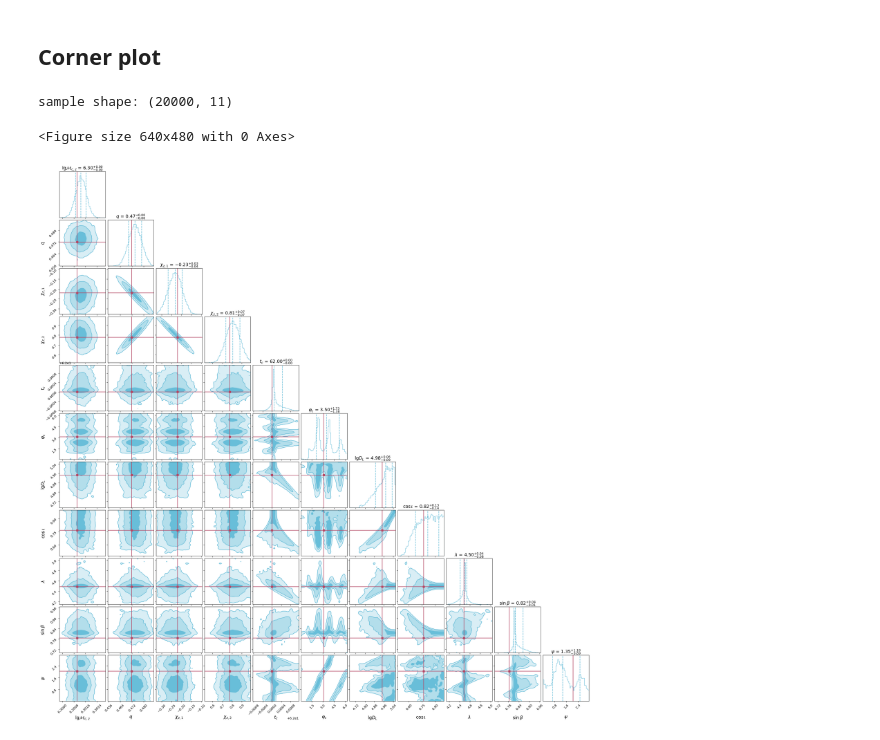
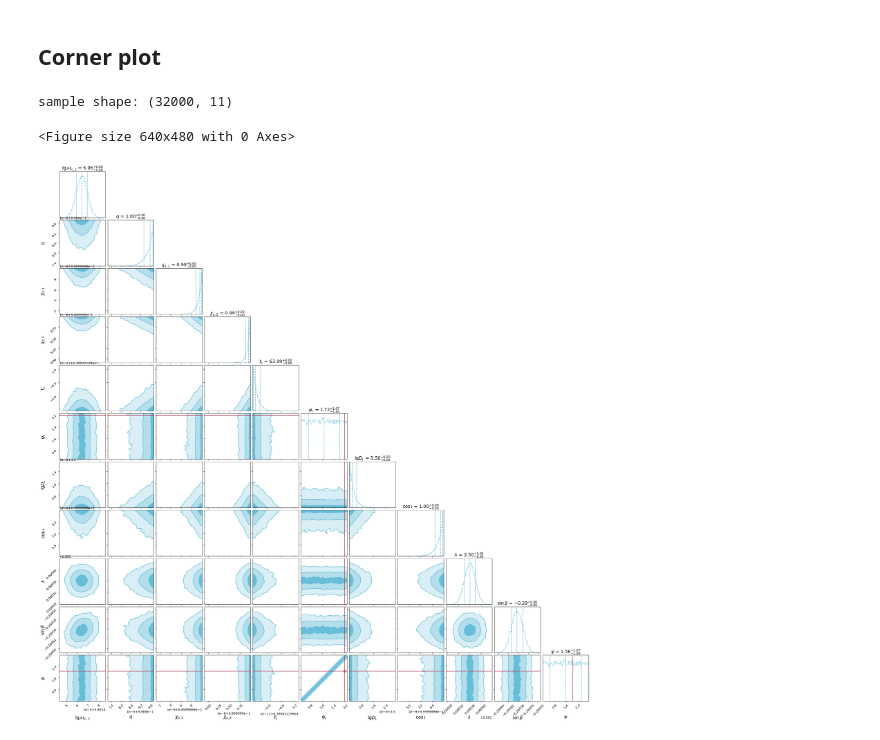
Before and after one commit to TriangleDataCenter/Triangle-BBH, a Jupyter notebook: Examples/2_MBHB_Parameter_Estimation_AE_Heterodyne.ipynb, the cells around one changed output. Cells and saved outputs as stored; diff of their text form; code cells hidden in the pictures.

```diff
--- a/Examples/2_MBHB_Parameter_Estimation_AE_Heterodyne.ipynb
+++ b/Examples/2_MBHB_Parameter_Estimation_AE_Heterodyne.ipynb
@@ -49,7 +81,7 @@ has BBHx waveform
 ### orbit
 # %%
 # orbit model
-orbit_file = '/home/TFDAnalysls_new/Data/OrbitData/MicroSateOrbitEclipticTCB'
+orbit_file = '/media/ps/One Touch/TDCII_Code/Triangle-Simulator/OrbitData/MicroSateOrbitEclipticTCB'
 orbit = Orbit(OrbitDir=orbit_file)
 # %% [markdown]
 ### waveform and response
@@ -122,3 +89,16 @@ response_kwargs, data_frequency.shape, data_channels.shape
+# %%
+mode = "primary"
+use_gpu = True
+
+response_kwargs["interpolation"] = False
+
+# initialize  waveform generator
+WFG = BBHxWaveformGenerator(mode=mode, use_gpu=use_gpu)
+
+# initialize response generator
+FDTDI = BBHxFDTDIResponseGenerator(orbit_class=orbit, waveform_generator=WFG, use_gpu=use_gpu)
+
+channel_names = ["A2", "E2", "T2"]
 # %% [markdown]
 ## Model noise
 notice that this is a simplified model and the AET channels are only approximately independent.
@@ -127,10 +107,11 @@ notice that this is a simplified model and the AET channels are only approximate
 PSDfunc = TDIPSDs()
 
 # use the median time to calculate armlengths
-arm_time = (tend + tstart) / 2.
+arm_time = (response_kwargs["tmin"] + response_kwargs["tmax"]) / 2. * DAY
 arms = dict()
 for key in MOSA_labels:
     arms[key] = orbit.LTTfunctions()[key](arm_time)
+print("arm time (day):", arm_time / DAY)
 print("arm lengths:", arms)
 
 PSD_channels = xp.array([
@@ -284,13 +266,13 @@ mcmc_moves = StretchMove(a=2) # mcmc move
 stop = None
 
 # set priors
-lim_lgMc = [truths[0] - 1e-2, truths[0] + 1e-2]
-lim_q = [truths[1] - 1e-1, truths[1] + 1e-1]
-lim_chiz1 = [max(-0.99, truths[2] - 0.5), min(0.99, truths[2] + 0.5)]
-lim_chiz2 = [max(-0.99, truths[3] - 0.5), min(0.99, truths[3] + 0.5)]
-lim_tc = [fiducial_parameters["coalescence_time"] - 100/DAY, fiducial_parameters["coalescence_time"] + 100/DAY]
+lim_lgMc = [5.5, 6.5]
+lim_q = [0.1, 0.999]
+lim_chiz1 = [-0.99, 0.99]
+lim_chiz2 = [-0.99, 0.99]
+lim_tc = [fiducial_parameters["coalescence_time"] - 500/DAY, fiducial_parameters["coalescence_time"] + 500/DAY] # assume a preliminary search step to locate the merger within 1000s
 lim_phic = [0, TWOPI]
-lim_lgD = [truths[6] - 5e-1, truths[6] + 5e-1]
+lim_lgD = [3.5, 5.5]
 lim_cosinc = [-1, 1]
 lim_lam = [0, TWOPI]
 lim_sinbeta = [-1, 1]
@@ -304,5 +286,11 @@ priors_in = {i: uniform_dist(lims[i][0], lims[i][1]) for i in range(ndim)}
 priors = ProbDistContainer(priors_in)
 priors.use_cupy = False
 
-lims
+# set starting range
+start_lims = np.array(truths)[:, np.newaxis] + np.array([-1e-3, 1e-3])
+start_priors_in = {i: uniform_dist(start_lims[i][0], start_lims[i][1]) for i in range(ndim)}
+start_priors = ProbDistContainer(start_priors_in)
+start_priors.use_cupy = False
+
+lims, start_lims
 # %% [output]
@@ -414,27 +408,27 @@ for i in range(ndim):
 # %% [markdown]
 ## Corner plot
 # %%
-burnin=500
+burnin=200
 thin = 10
 
 samp = ensemble.get_chain(discard=burnin, thin=thin)['model_0'][:, 0, :, :, :].reshape(-1, ndim)
 print("sample shape:", samp.shape)
 
 plt.figure()
 corner(
     samp, bins=50, color=BLUE,
     labels=labels, label_kwargs={'fontsize': 14},
     # range=lims,
     truths=truths, truth_color=RED,
     quantiles=[0.16, 0.5, 0.84],
     show_titles=True, title_kwargs={'fontsize':14},
     levels = (1. - np.exp(-1.**2/2), 1. - np.exp(-2.**2/2), 1. - np.exp(-3.**2/2)),
     smooth=0.9, # default for bilby: smooth = 0.9, bins = 50
     plot_density=True, # whether to show the density of samples with colors
     plot_datapoints=False, # whether to plot individual data points
     fill_contours=True, # whether to fill the corners
     );
 # %% [output]
-sample shape: (20000, 11)
+sample shape: (32000, 11)
 <Figure size 640x480 with 0 Axes>
-[figure, old version]
+[figure, new version]
```
Also changed, not shown: parts of 20 cells of this notebook, 3 other files.
